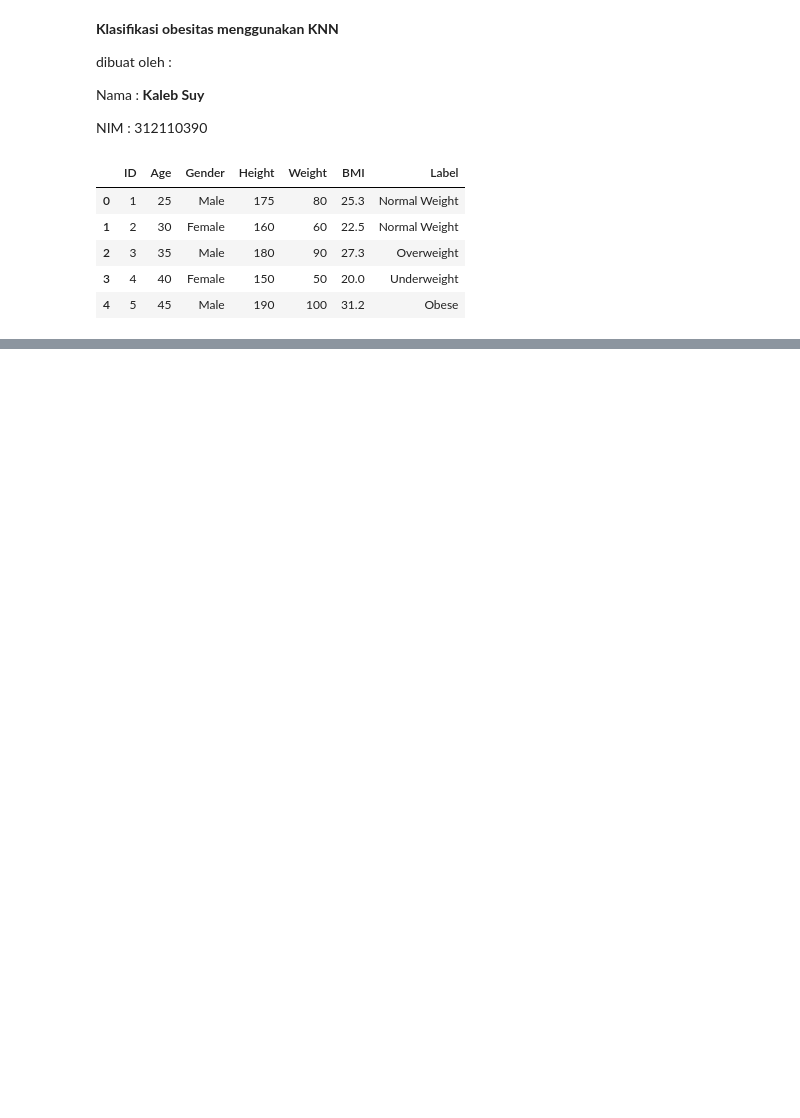
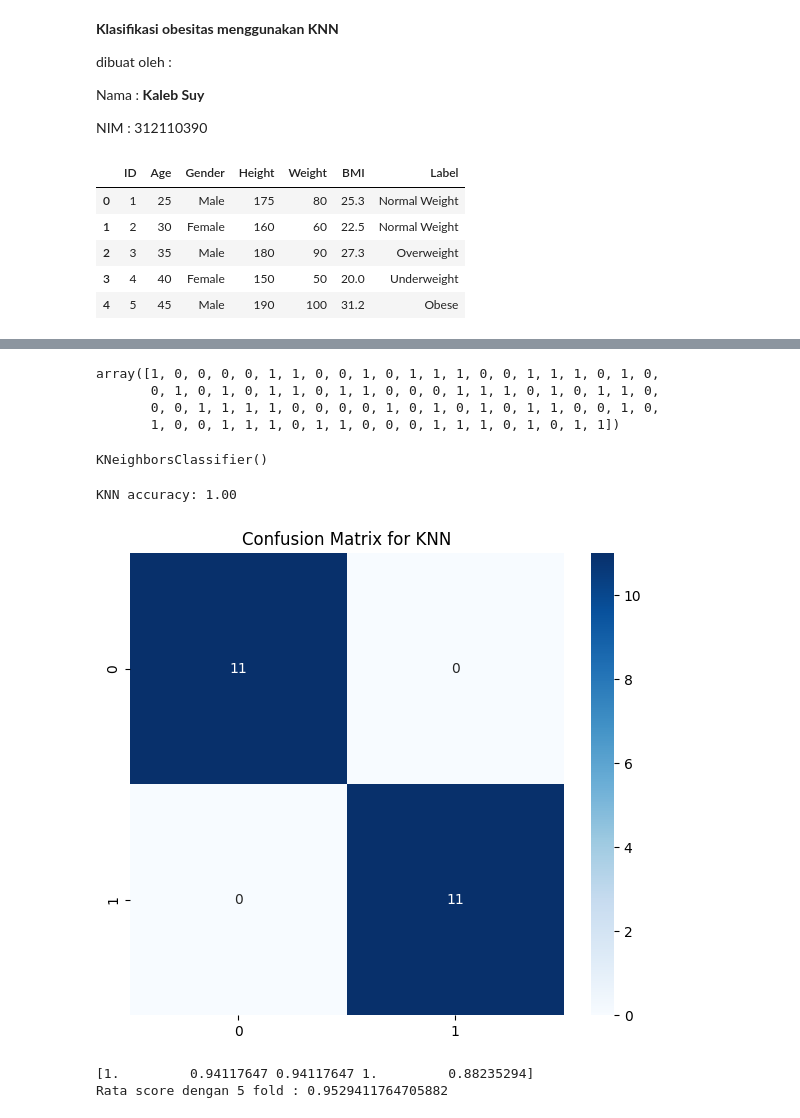
Before and after one commit to kalebsu/UAS_AI, a Jupyter notebook: Klasifikasi_Obesitas.ipynb, the cells around one changed output, grey strips where cells are left out. Drawn from its saved outputs; the diff is of its cells as text; code cells hidden in the pictures; blank space fills up the shorter version.

```diff
--- a/Klasifikasi_Obesitas.ipynb
+++ b/Klasifikasi_Obesitas.ipynb
@@ -27,0 +97,26 @@ df.head()
+# %%
+# Perform Label Encoding on the entire dataset before splitting
+from sklearn.preprocessing import LabelEncoder
+
+label_encoder = LabelEncoder()
+df['Label'] = label_encoder.fit_transform(df['Label'])
+
+# Now proceed with splitting the data
+X = df.drop("Gender", axis=1)  # Use the updated DataFrame with encoded 'Label'
+y = df.Gender
+x_train, x_test, y_train, y_test = train_test_split(X, y, test_size=0.2, shuffle=True, stratify=y, random_state=12)
+
+# Continue with scaling
+scl = StandardScaler()
+x_train_scl = scl.fit_transform(x_train)
+x_test_scl = scl.transform(x_test)
+
+# ... rest of your code ...
+# %%
+scl=StandardScaler()
+x_train_scl=scl.fit_transform(x_train)
+x_test_scl=scl.transform(x_test)
+
+lbl_encoder=LabelEncoder()
+y_train_enc=lbl_encoder.fit_transform(y_train)
+y_test_enc=lbl_encoder.transform(y_test)
@@ -27,0 +176,7 @@ df.head()
+# %%
+y_train_enc
+# %% [output]
+array([1, 0, 0, 0, 0, 1, 1, 0, 0, 1, 0, 1, 1, 1, 0, 0, 1, 1, 1, 0, 1, 0,
+       0, 1, 0, 1, 0, 1, 1, 0, 1, 1, 0, 0, 0, 1, 1, 1, 0, 1, 0, 1, 1, 0,
+       0, 0, 1, 1, 1, 1, 0, 0, 0, 0, 1, 0, 1, 0, 1, 0, 1, 1, 0, 0, 1, 0,
+       1, 0, 0, 1, 1, 1, 0, 1, 1, 0, 0, 0, 1, 1, 1, 0, 1, 0, 1, 1])
@@ -27,0 +185,5 @@ df.head()
+# %%
+knn_classifier = KNeighborsClassifier(n_neighbors=5)
+knn_classifier.fit(x_train_scl, y_train_enc)
+# %% [output]
+KNeighborsClassifier()
@@ -27,0 +192,16 @@ df.head()
+# %%
+knn_predictions = knn_classifier.predict(x_test_scl)
+knn_accuracy = accuracy_score(y_test_enc, knn_predictions)
+
+print(f'KNN accuracy: {knn_accuracy:.2f}')
+# %% [output]
+KNN accuracy: 1.00
+# %%
+cm=confusion_matrix(y_test_enc,knn_predictions)
+plt.figure(figsize=(7, 6))
+sns.heatmap(cm, annot=True, fmt='d', cmap='Blues')
+
+plt.title('Confusion Matrix for KNN')
+plt.show()
+# %% [output]
+[figure, added]
@@ -27,0 +210,8 @@ df.head()
+# %%
+knn=KNeighborsClassifier(n_neighbors=5)
+score_sc=cross_val_score(knn,x_train_scl,y_train_enc,cv=5)
+print(score_sc)
+print(f"Rata score dengan 5 fold : {score_sc.mean()}")
+# %% [output]
+[1.         0.94117647 0.94117647 1.         0.88235294]
+Rata score dengan 5 fold : 0.9529411764705882
```
Also changed, not shown: parts of 16 cells of this notebook.
